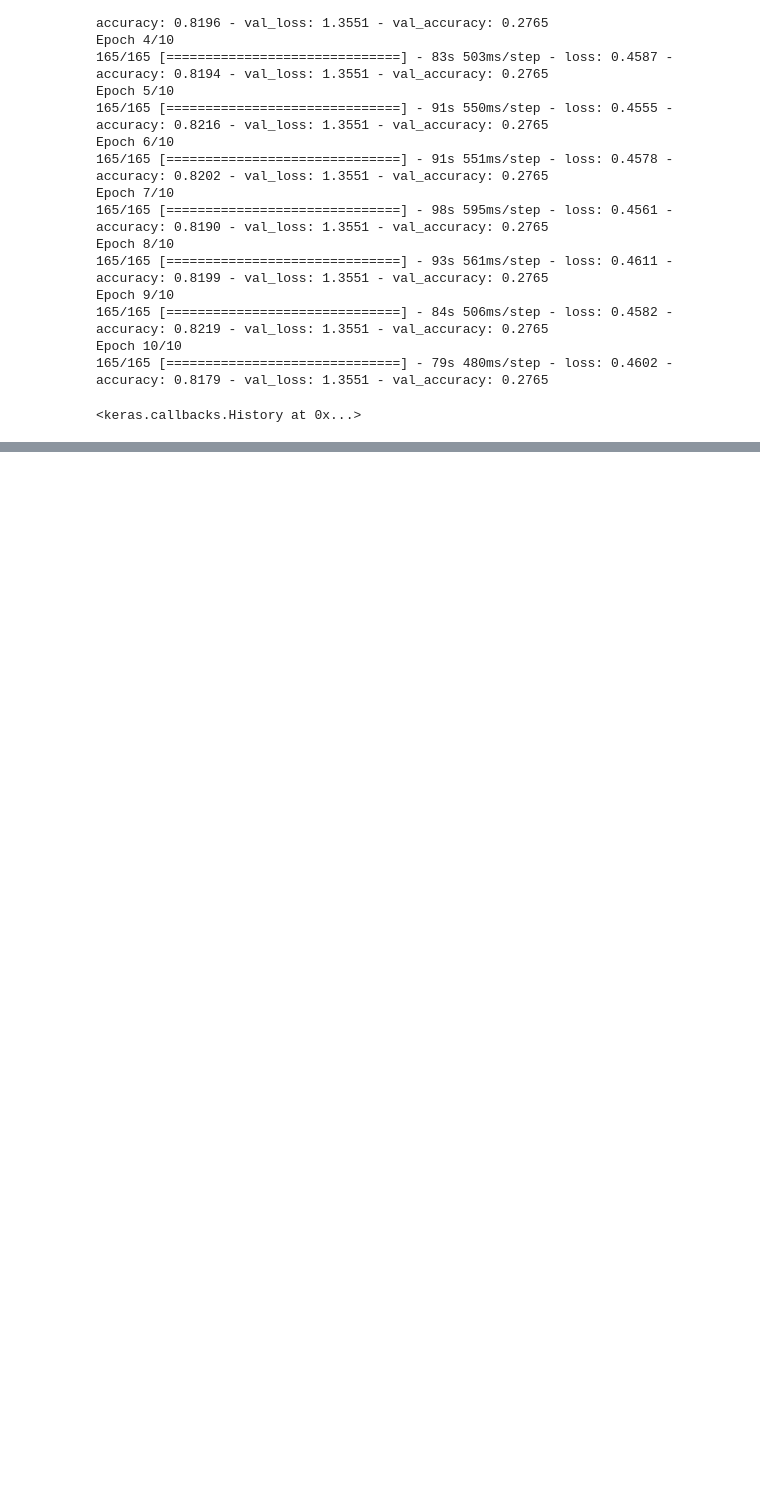
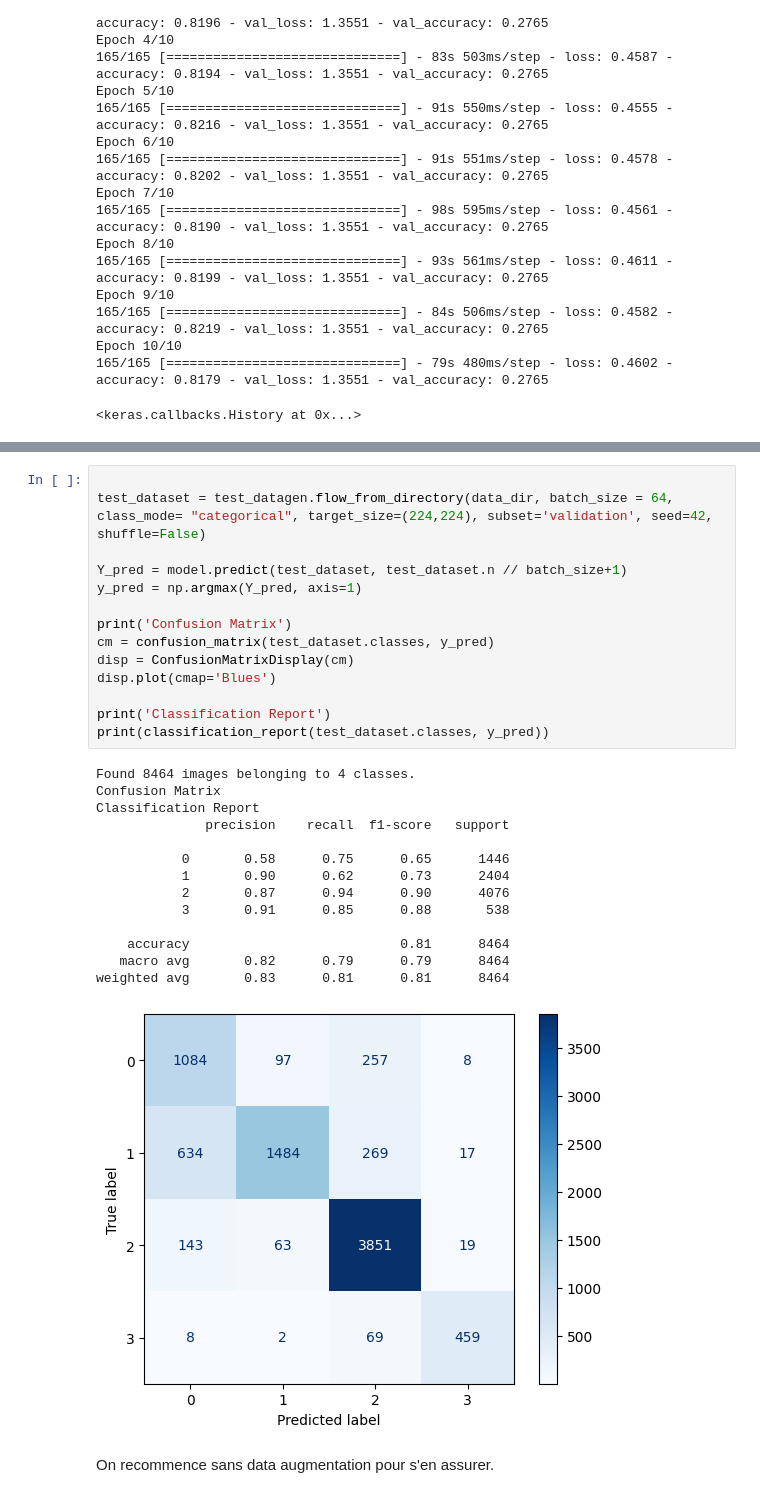
Before and after one commit to mmelkowski/radio_pulmo, a Jupyter notebook: notebooks/CHO_notebook_model_Keras.ipynb, the cells around one changed output, grey strips where cells are left out. Drawn from its saved outputs; the diff is of its cells as text; blank space fills up the shorter version.

```diff
--- a/notebooks/CHO_notebook_model_Keras.ipynb
+++ b/notebooks/CHO_notebook_model_Keras.ipynb
@@ -523,3 +545,34 @@ attention les précisions sont élevées ici car je pense que j'ai réentrainé
+# %%
+
+test_dataset = test_datagen.flow_from_directory(data_dir, batch_size = 64, class_mode= "categorical", target_size=(224,224), subset='validation', seed=42, shuffle=False)
+
+Y_pred = model.predict(test_dataset, test_dataset.n // batch_size+1)
+y_pred = np.argmax(Y_pred, axis=1)
+
+print('Confusion Matrix')
+cm = confusion_matrix(test_dataset.classes, y_pred)
+disp = ConfusionMatrixDisplay(cm)
+disp.plot(cmap='Blues')
+
+print('Classification Report')
+print(classification_report(test_dataset.classes, y_pred))
+# %% [output]
+Found 8464 images belonging to 4 classes.
+Confusion Matrix
+Classification Report
+              precision    recall  f1-score   support
+
+           0       0.58      0.75      0.65      1446
+           1       0.90      0.62      0.73      2404
+           2       0.87      0.94      0.90      4076
+           3       0.91      0.85      0.88       538
+
+    accuracy                           0.81      8464
+   macro avg       0.82      0.79      0.79      8464
+weighted avg       0.83      0.81      0.81      8464
+[figure, added]
+# %% [markdown]
+On recommence sans data augmentation pour s'en assurer.
 # %%
 # On essaye sans data augmentation
 # Définir les paramètres pour la séparation des données
```
Also changed, not shown: parts of 22 cells of this notebook.
